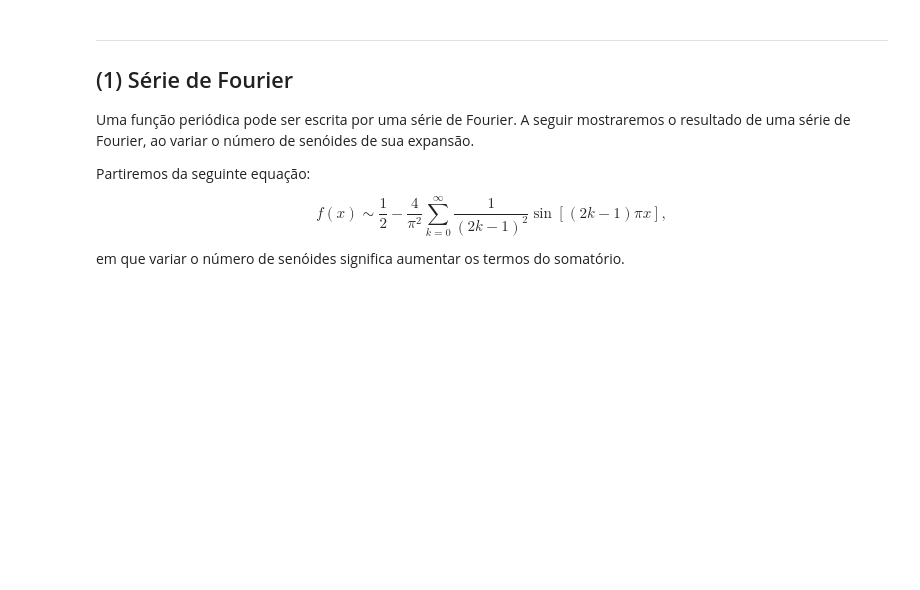
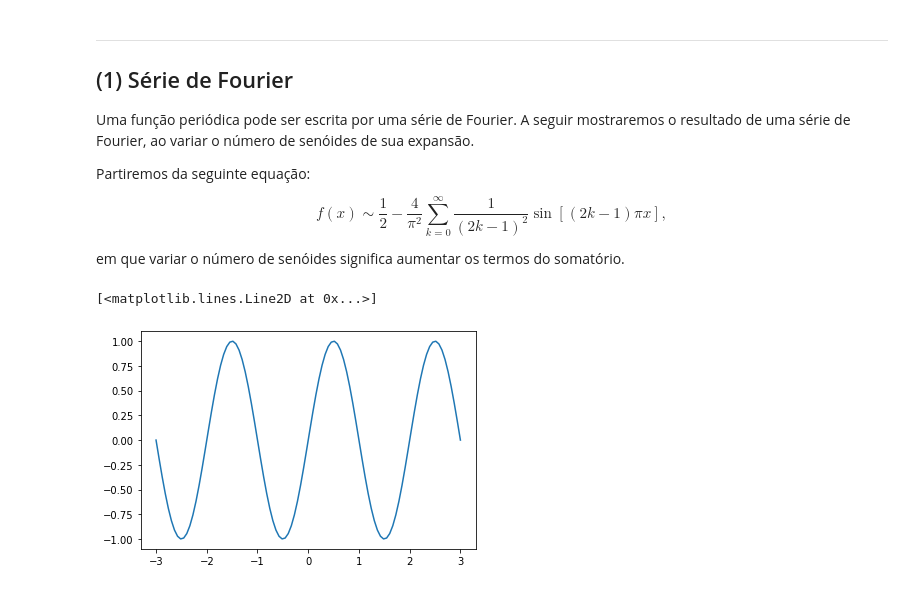
Before and after one commit to achiaver/computer_vision, a Jupyter notebook: trabalho_06/notebooks/trabalho_06.ipynb, the cells around one changed output. Cells and saved outputs as stored; diff of their text form; code cells hidden in the pictures; blank space fills up the shorter version.

```diff
--- a/trabalho_06/notebooks/trabalho_06.ipynb
+++ b/trabalho_06/notebooks/trabalho_06.ipynb
@@ -65,3 +77,12 @@ def plota(img):
         ax.set_yticks([])
 
     return fig
+# %%
+x = np.linspace(-3, 3, 100)
+# %%
+f = np.sin(np.pi * x)
+# %%
+plt.plot(x, f)
+# %% [output]
+[<matplotlib.lines.Line2D at 0x...>]
+[figure, added]
```
Also changed, not shown: parts of 5 cells of this notebook.
